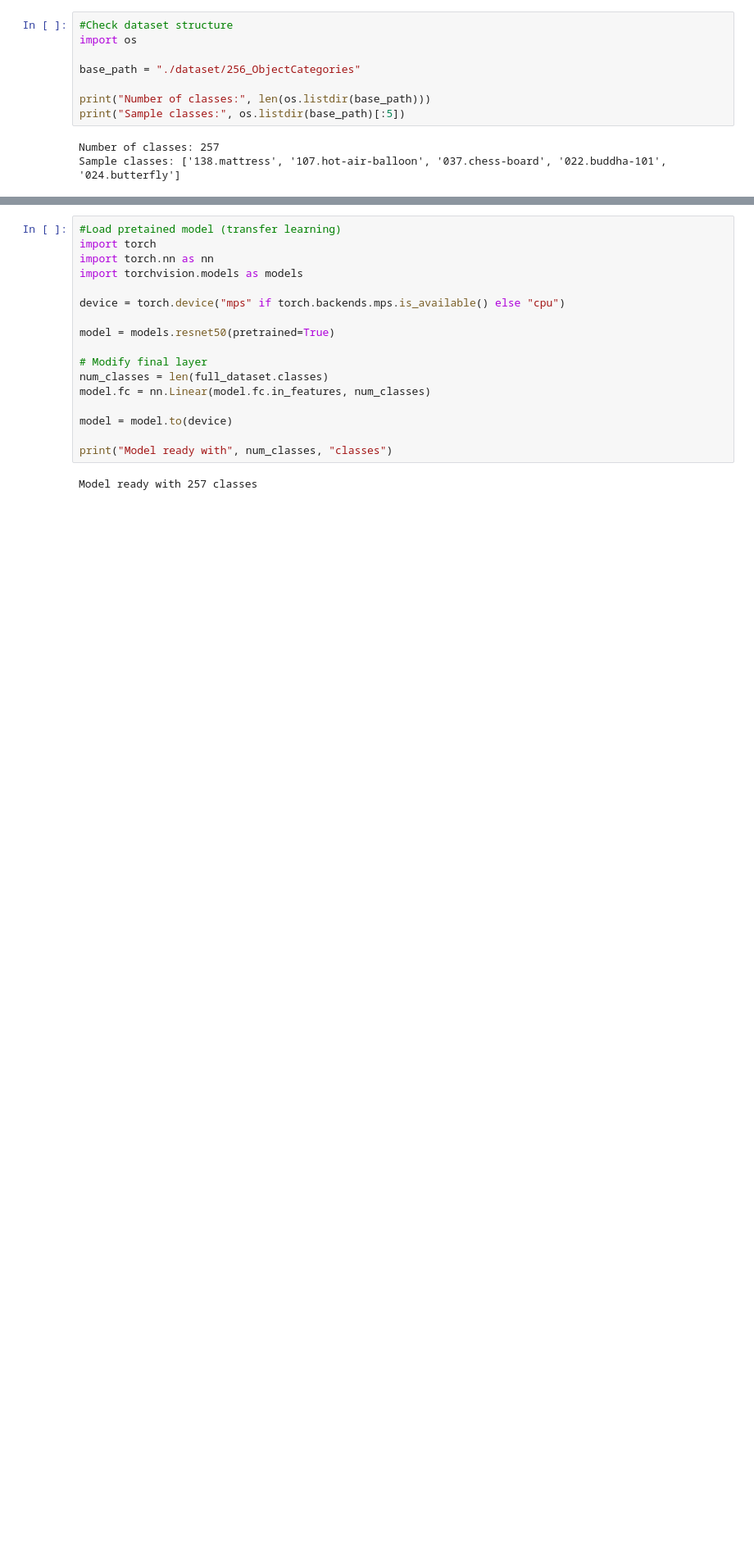
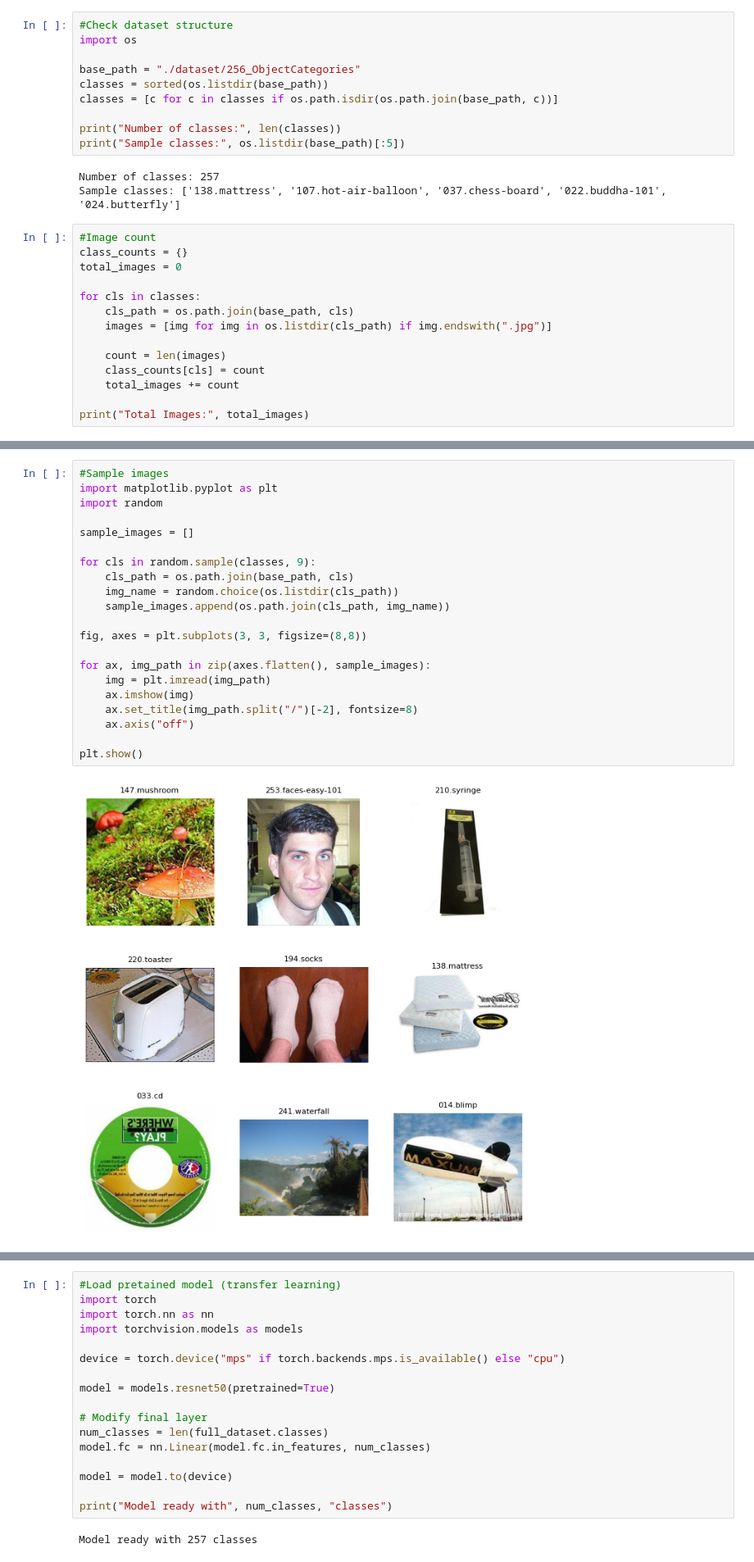
Before and after one commit to tirthankar27/Mini-Google-Lens, a Jupyter notebook: Mini_Google_Lens.ipynb, the cells around one changed output, grey strips where cells are left out. Shown at 82% size. Saved outputs shown, nothing was run; the diff lists cells and outputs as text; blank space fills up the shorter version.

```diff
--- a/Mini_Google_Lens.ipynb
+++ b/Mini_Google_Lens.ipynb
@@ -18,9 +22,25 @@ Extraction done
 import os
 
 base_path = "./dataset/256_ObjectCategories"
+classes = sorted(os.listdir(base_path))
+classes = [c for c in classes if os.path.isdir(os.path.join(base_path, c))]
 
-print("Number of classes:", len(os.listdir(base_path)))
+print("Number of classes:", len(classes))
 print("Sample classes:", os.listdir(base_path)[:5])
 # %% [output]
 Number of classes: 257
 Sample classes: ['138.mattress', '107.hot-air-balloon', '037.chess-board', '022.buddha-101', '024.butterfly']
+# %%
+#Image count
+class_counts = {}
+total_images = 0
+
+for cls in classes:
+    cls_path = os.path.join(base_path, cls)
+    images = [img for img in os.listdir(cls_path) if img.endswith(".jpg")]
+
+    count = len(images)
+    class_counts[cls] = count
+    total_images += count
+
+print("Total Images:", total_images)
@@ -26,0 +49,23 @@ Sample classes: ['138.mattress', '107.hot-air-balloon', '037.chess-board', '022.
+# %%
+#Sample images
+import matplotlib.pyplot as plt
+import random
+
+sample_images = []
+
+for cls in random.sample(classes, 9):
+    cls_path = os.path.join(base_path, cls)
+    img_name = random.choice(os.listdir(cls_path))
+    sample_images.append(os.path.join(cls_path, img_name))
+
+fig, axes = plt.subplots(3, 3, figsize=(8,8))
+
+for ax, img_path in zip(axes.flatten(), sample_images):
+    img = plt.imread(img_path)
+    ax.imshow(img)
+    ax.set_title(img_path.split("/")[-2], fontsize=8)
+    ax.axis("off")
+
+plt.show()
+# %% [output]
+[figure, added]
```
Also changed, not shown: parts of 25 cells of this notebook.
